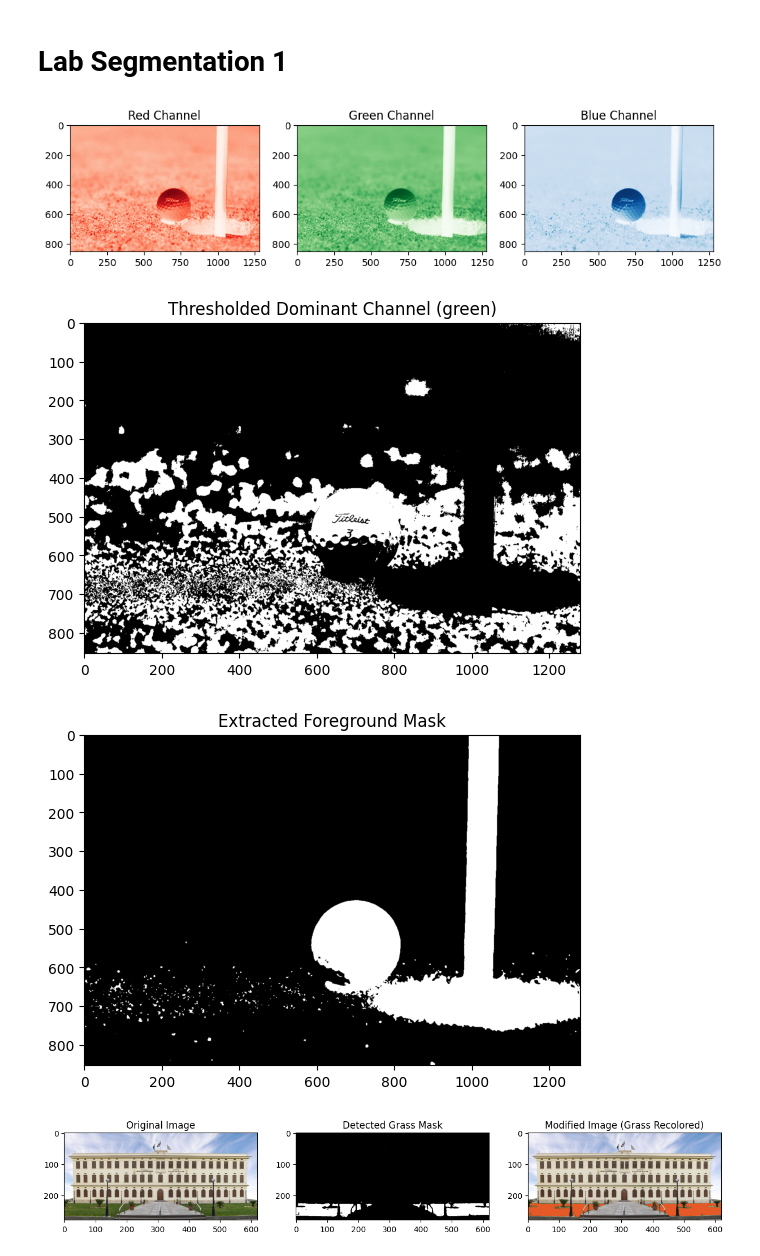
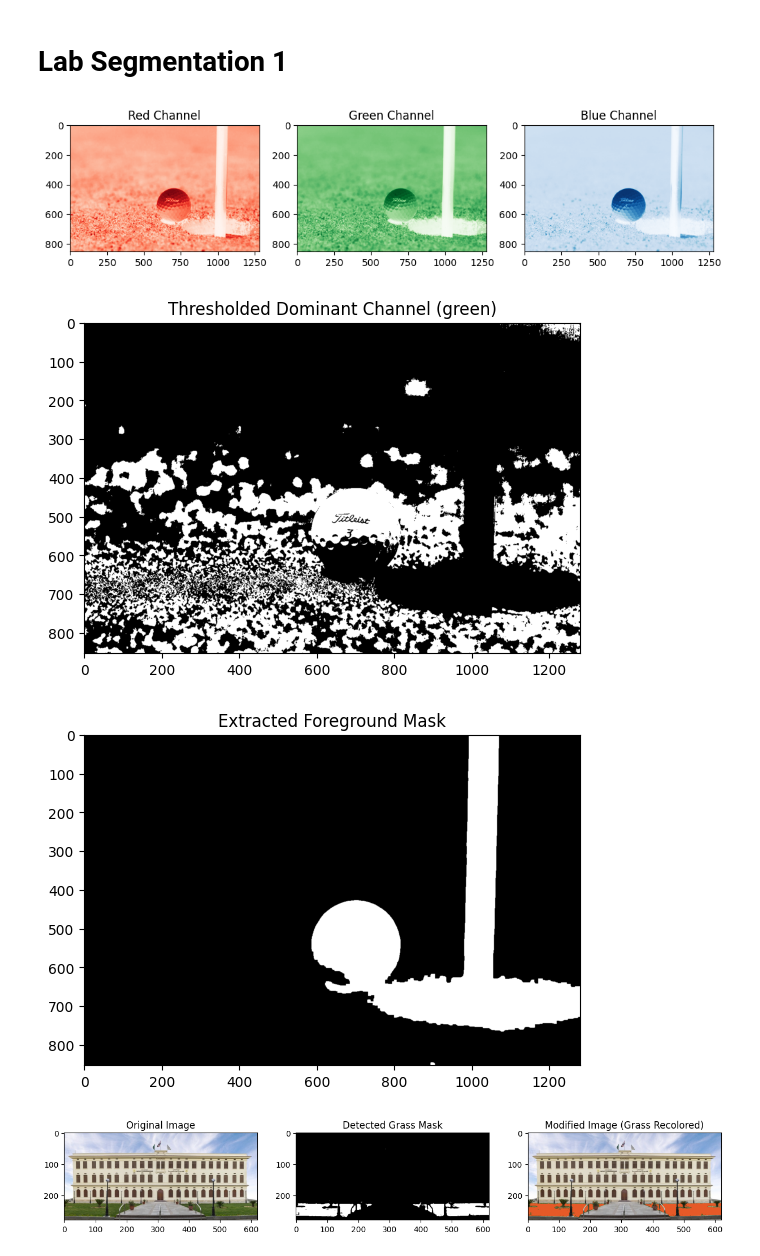
Before and after one commit to HossamMo123/IP_Requirment_1-2, a Jupyter notebook: Lab7-Segmentation1-STD/Lab_Seg_1_STD.ipynb, the cells around one changed output. Cells and saved outputs as stored; diff of their text form; code cells hidden in the pictures.

```diff
--- a/Lab7-Segmentation1-STD/Lab_Seg_1_STD.ipynb
+++ b/Lab7-Segmentation1-STD/Lab_Seg_1_STD.ipynb
@@ -34,7 +35,7 @@ from skimage.color import rgb2gray
 
 # 6- display the binarized image
 # %%
-def extract_foreground_from_dominant_channel(img_path, threshold=0.05):
+def extract_foreground_from_dominant_channel(img_path, threshold=0.05, kernel_size=5):
     # 1
     img = imread(img_path).astype(float) / 255.0
     # 2
@@ -58,7 +59,18 @@ def extract_foreground_from_dominant_channel(img_path, threshold=0.05):
 
     # 5
     mask = (R < G - threshold) & (B < G - threshold)
+
+    selem = square(kernel_size)
+
+
+
     mask = ~mask
+    mask = binary_opening(mask, selem)
+    mask = binary_opening(mask, selem)
+
+
+    mask = binary_closing(mask, selem)
+    mask = binary_closing(mask, selem)
 
     # 6
     plt.imshow(mask, cmap='gray')
@@ -67,11 +79,11 @@ def extract_foreground_from_dominant_channel(img_path, threshold=0.05):
 
     return mask, img
 # %%
-mask, img= extract_foreground_from_dominant_channel('imgs/exp1/golf.jpeg', threshold=0.05)
+mask, img= extract_foreground_from_dominant_channel('imgs/exp1/golf.jpeg', threshold=0.05, kernel_size=7)
 # %% [output]
 [figure]
 [figure]
-[figure, old version]
+[figure, new version]
 # %%
 # 1- Get the required RGB color (Using a color picker)
 
```
Also changed, not shown: parts of 1 cell of this notebook, 7 other files.
